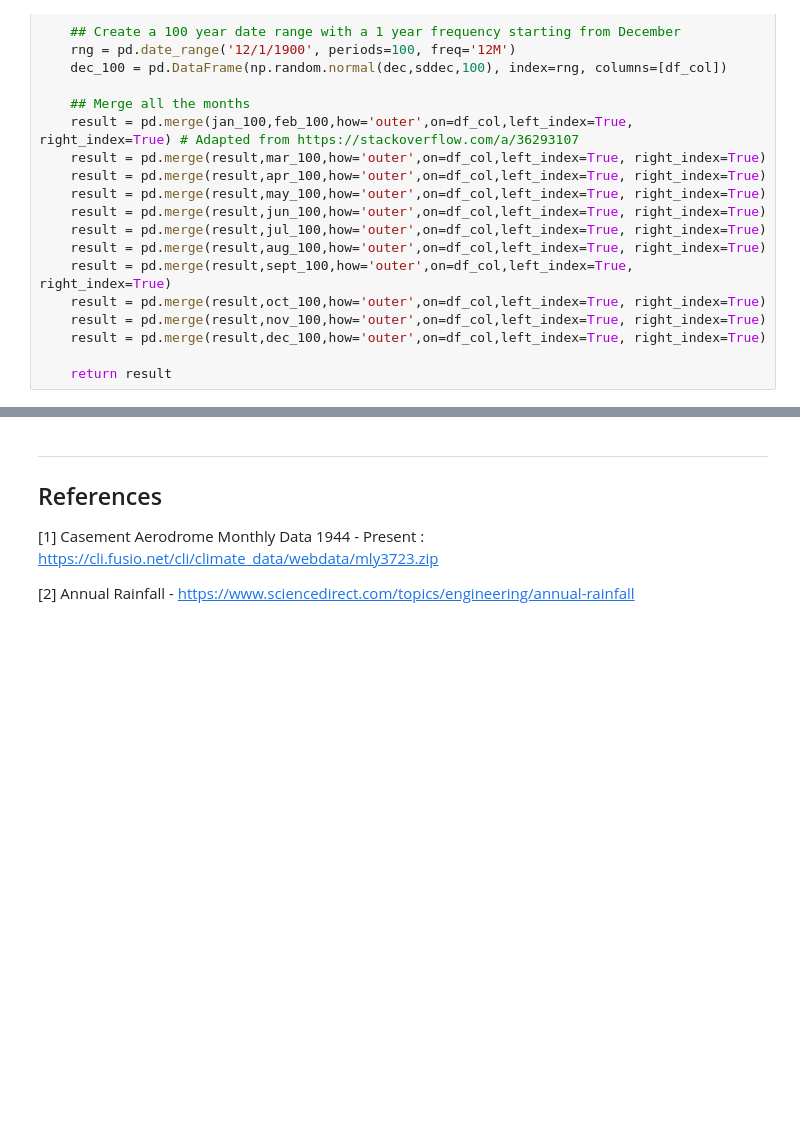
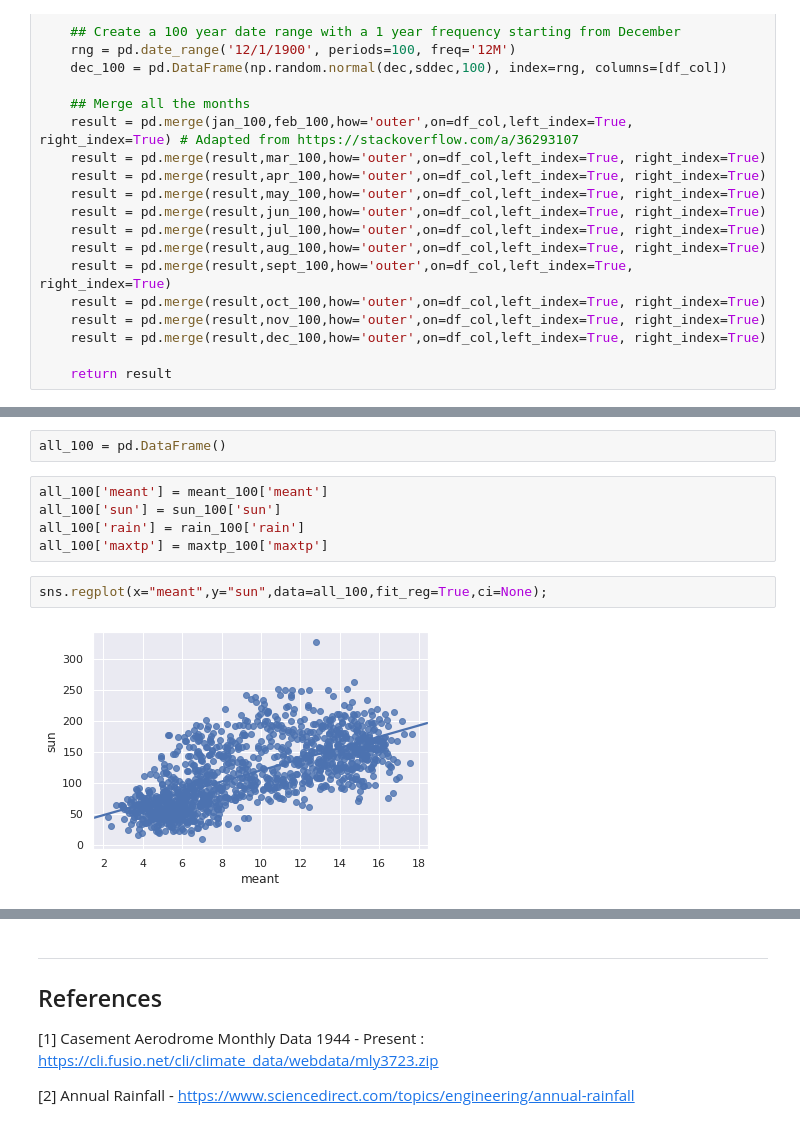
Before and after one commit to AdrianDonohoe/PDAProject2019, a Jupyter notebook: PDA Project - Casement Weather Station.ipynb, the cells around one changed output, grey strips where cells are left out. Drawn from its saved outputs; the diff is of its cells as text; blank space fills up the shorter version.

```diff
--- a/PDA Project - Casement Weather Station.ipynb
+++ b/PDA Project - Casement Weather Station.ipynb
@@ -481,0 +489,11 @@ fig.autofmt_xdate();
+# %%
+all_100 = pd.DataFrame()
+# %%
+all_100['meant'] = meant_100['meant']
+all_100['sun'] = sun_100['sun']
+all_100['rain'] = rain_100['rain']
+all_100['maxtp'] = maxtp_100['maxtp']
+# %%
+sns.regplot(x="meant",y="sun",data=all_100,fit_reg=True,ci=None);
+# %% [output]
+[figure, added]
```
Also changed, not shown: parts of 15 cells of this notebook.
